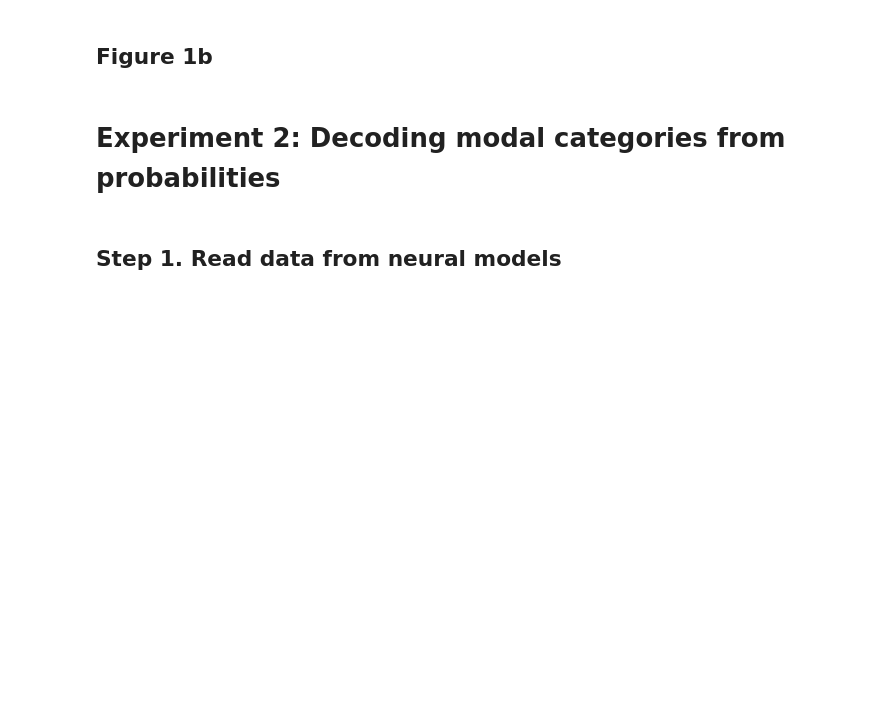
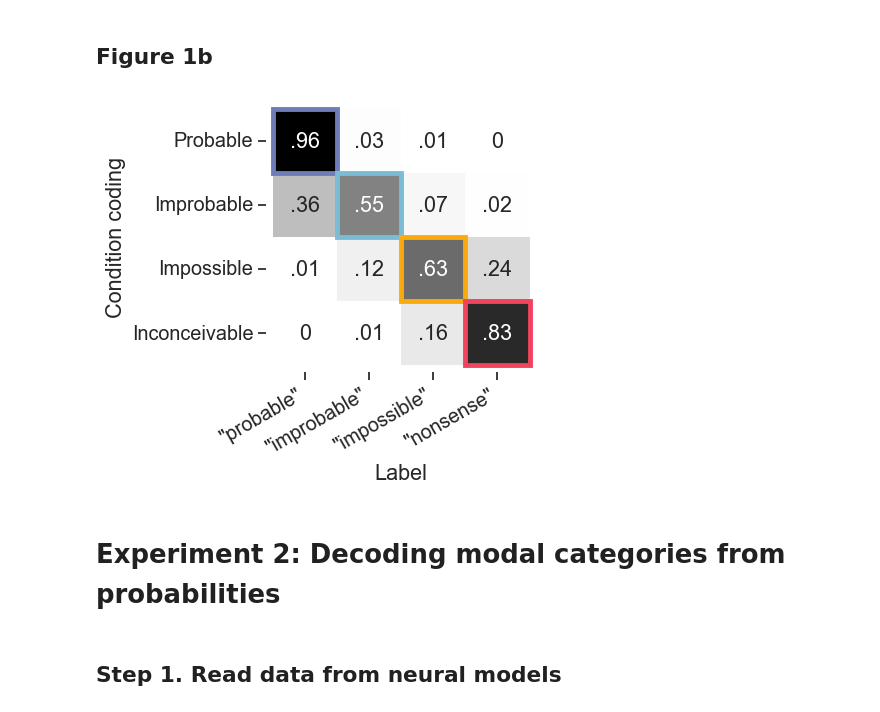
Before and after one commit to jennhu/shades-of-zero, a Jupyter notebook: analysis/figures.ipynb, the cells around one changed output. Drawn from its saved outputs; the diff is of its cells as text; code cells hidden in the pictures; blank space fills up the shorter version.

```diff
--- a/analysis/figures.ipynb
+++ b/analysis/figures.ipynb
@@ -113,49 +121,49 @@ Experiment 1: 30 unique subjects
 # %% [markdown]
 ## Figure 1b
 # %%
-# confusion = np.ones((len(CONDS), len(LABELS)))
-# annot = []
-# for i, cond in enumerate(CONDS):
-#     cond_rows = exp1[exp1.condition==cond]
-#     annot_row = []
-#     for j, label in enumerate(LABELS):
-#         # get rows with this ground-truth condition, and this predicted label
-#         rows = cond_rows[cond_rows.response_label==label]
-#         confusion[i][j] = len(rows) / len(cond_rows)
-#         s = f"{confusion[i][j]:.2f}"
-#         if s == "0.00":
-#             s = "0"
-#         elif s == "1.00":
-#             s = "1"
-#         elif s.startswith("0."):
-#             s = s[1:]
-#         annot_row.append(s)
-#     annot.append(annot_row)
+confusion = np.ones((len(CONDS[:-1]), len(LABELS)))
+annot = []
+for i, cond in enumerate(CONDS[:-1]):
+    cond_rows = exp1[exp1.condition==cond]
+    annot_row = []
+    for j, label in enumerate(LABELS):
+        # get rows with this ground-truth condition, and this predicted label
+        rows = cond_rows[cond_rows.response_label==label]
+        confusion[i][j] = len(rows) / len(cond_rows)
+        s = f"{confusion[i][j]:.2f}"
+        if s == "0.00":
+            s = "0"
+        elif s == "1.00":
+            s = "1"
+        elif s.startswith("0."):
+            s = s[1:]
+        annot_row.append(s)
+    annot.append(annot_row)
 
-# from matplotlib.patches import Rectangle
-# ax = sns.heatmap(confusion, annot=annot, cmap="Greys", fmt="", square=True, cbar=False)
-# # Add squares for "accuracy".
-# annot_coords = {
-#     "probable": (0, 0),
-#     "improbable": (1, 1),
-#     "impossible_physics": (2, 2),
-#     "impossible_magic": (2, 3),
-#     "inconceivable_semantic": (3, 4),
-#     "inconceivable_syntactic": (3, 5)
-# }
-# for cond, coords in annot_coords.items():
-#     ax.add_patch(Rectangle(coords, 1, 1, fill=False, edgecolor=COND_PAL[cond], lw=3))
-# lo, hi = ax.get_xlim()
-# ax.set_xlim(lo-0.1, hi+0.1)
-# lo, hi = ax.get_ylim()
-# ax.set_ylim(lo+0.1, hi-0.1)
+from matplotlib.patches import Rectangle
+ax = sns.heatmap(confusion, annot=annot, cmap="Greys", fmt="", square=True, cbar=False)
+# Add squares for "accuracy".
+annot_coords = {
+    "probable": (0, 0),
+    "improbable": (1, 1),
+    "impossible": (2,2),
+    "inconceivable": (3,3)
+}
+for cond, coords in annot_coords.items():
+    ax.add_patch(Rectangle(coords, 1, 1, fill=False, edgecolor=COND_PAL[cond], lw=3.5))
+lo, hi = ax.get_xlim()
+ax.set_xlim(lo-0.1, hi+0.1)
+lo, hi = ax.get_ylim()
+ax.set_ylim(lo+0.1, hi-0.1)
 
-# ax.set_yticklabels(PRETTY_CONDS, rotation=0)
-# ax.set_ylabel("Condition coding")
-# ax.set_xticklabels(['"probable"', '"improbable"', '"impossible"', '"nonsense"'], rotation=30, ha="right")
-# ax.set_xlabel("Response")
-# plt.gcf().set_size_inches(5, 4)
-# render("fig1b_exp1_confusion_matrix.pdf")
+ax.set_yticklabels(PRETTY_CONDS[:-1], rotation=0)
+ax.set_ylabel("Condition coding")
+ax.set_xticklabels(['"probable"', '"improbable"', '"impossible"', '"nonsense"'], rotation=30, ha="right")
+ax.set_xlabel("Label")
+plt.gcf().set_size_inches(3.5, 3.5)
+render("fig1b_exp1_confusion_matrix.pdf")
+# %% [output]
+[figure, added]
 # %% [markdown]
 # Experiment 2: Decoding modal categories from probabilities
 # %% [markdown]
```
Also changed, not shown: parts of 2 cells of this notebook, 2 other files.
